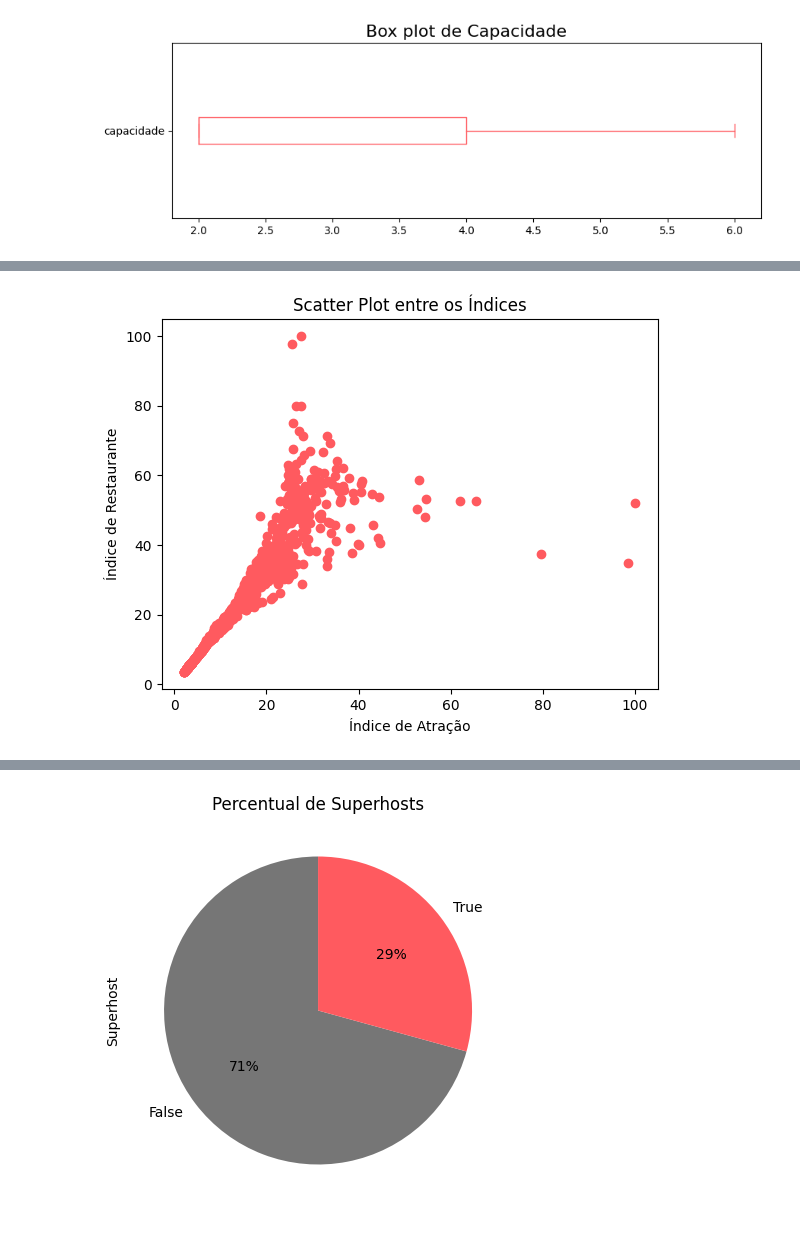
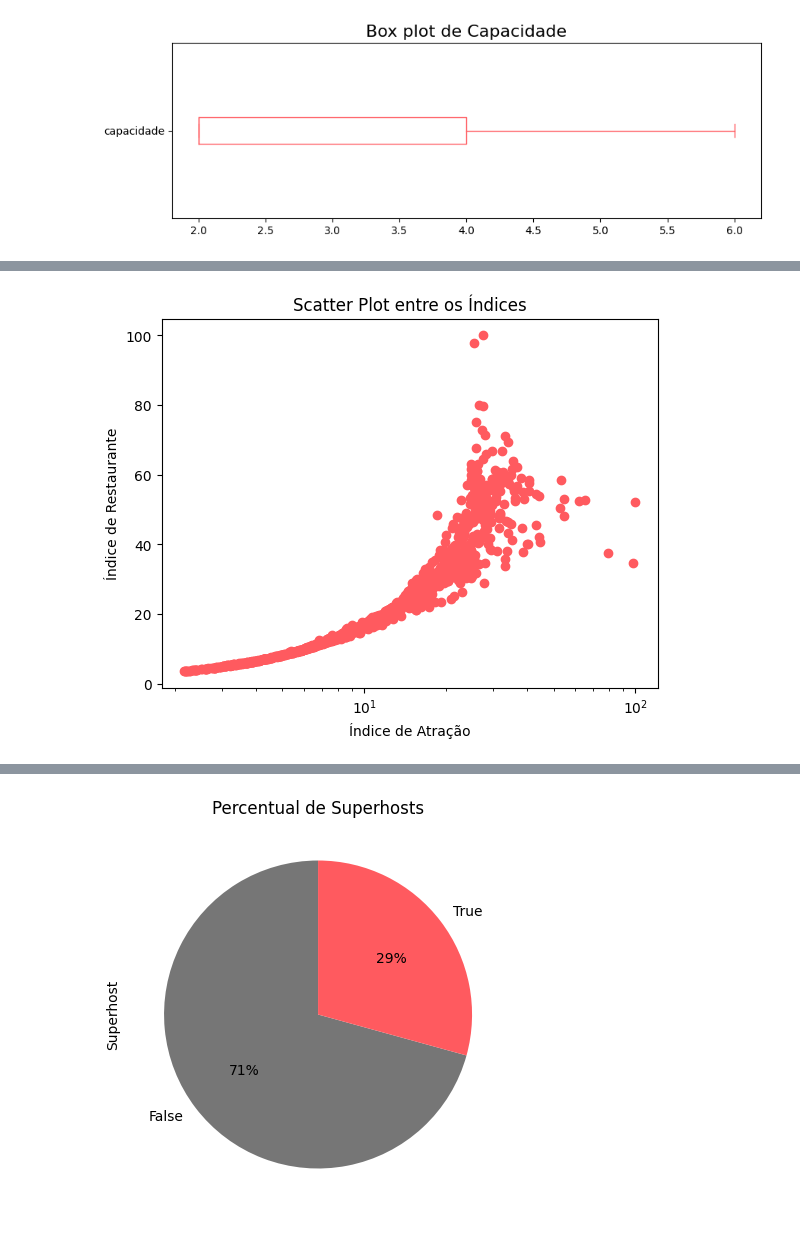
Before and after one commit to marcellamj/soulcode-martech, a Jupyter notebook: AD2_Projeto_Airbnb_Marcella_M.ipynb, the cells around one changed output, grey strips where cells are left out. Drawn from its saved outputs; the diff is of its cells as text; code cells hidden in the pictures.

```diff
--- a/AD2_Projeto_Airbnb_Marcella_M.ipynb
+++ b/AD2_Projeto_Airbnb_Marcella_M.ipynb
@@ -757,14 +766,16 @@ fig.show()
 # %%
 # Criar o scatter plot
 plt.scatter(df.ind_atracao_norm,df.ind_rest_norm, color='#FF5A5F')
 
 # Adicionar rótulo
 plt.xlabel('Índice de Atração')
 plt.ylabel('Índice de Restaurante')
 
+plt.xscale('log')
+
 # Adicionar título
 plt.title('Scatter Plot entre os Índices')
 plt.show()
 # %% [output]
-[figure, old version]
+[figure, new version]
 # %%
```
Also changed, not shown: parts of 8 cells of this notebook.
